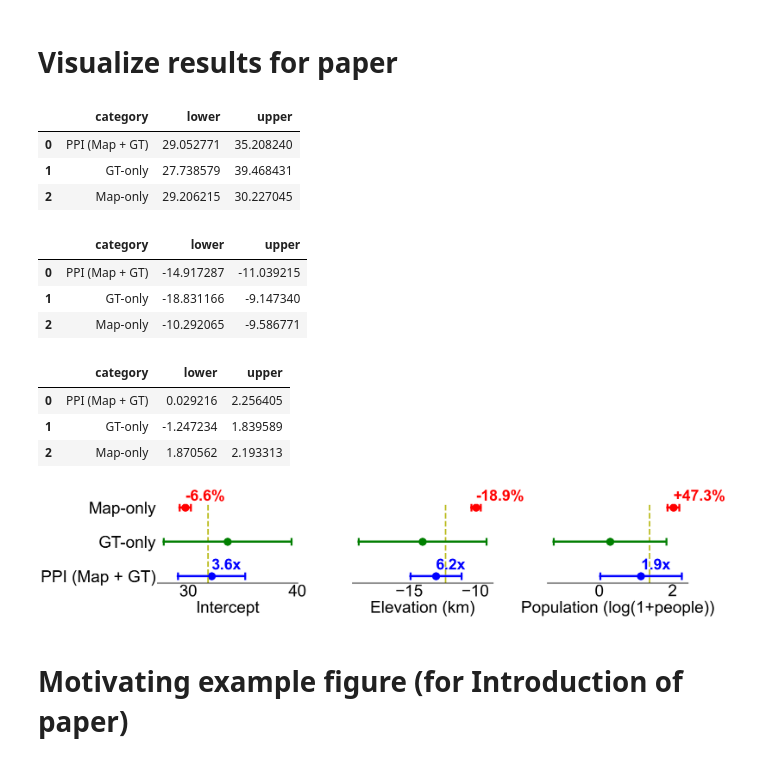
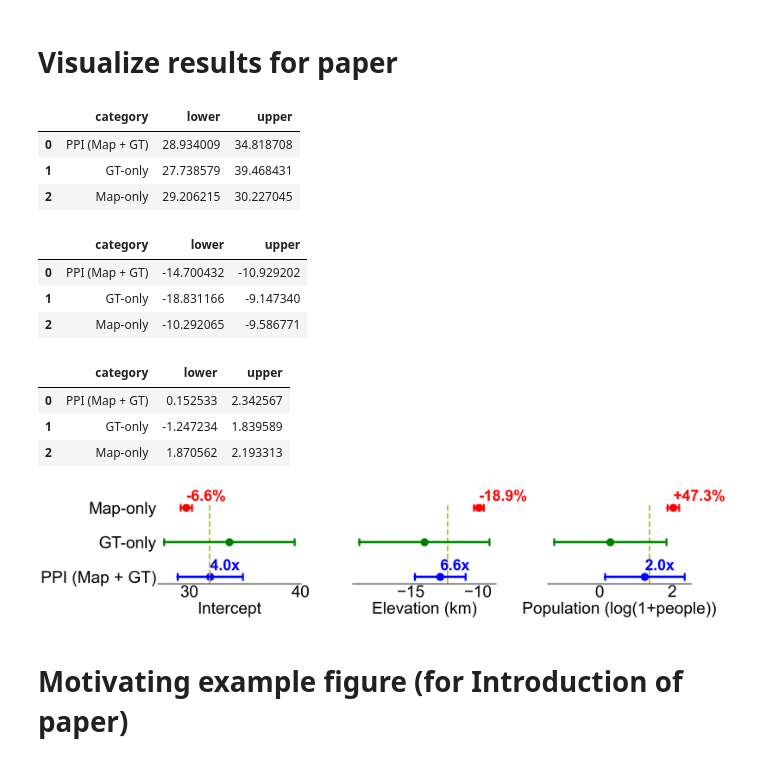
Before and after one commit to Earth-Intelligence-Lab/uncertainty-quantification, a Jupyter notebook: examples/forest cover linear regression.ipynb, the cells around one changed output. Drawn from its saved outputs; the diff is of its cells as text; code cells hidden in the pictures.

Commit message:
change bootstrap resampling for Examples 3 and 4

```diff
--- a/examples/forest cover linear regression.ipynb
+++ b/examples/forest cover linear regression.ipynb
@@ -43,28 +43,28 @@ def cross_cov(A, B):
     C = 1/(n-1) * (A-A.mean(axis=1)[:, np.newaxis]) @ (B-B.mean(axis=1)[:, np.newaxis]).T
     return C
 
-def resample_datapoints(X, Xhat, Xhat_unlabeled, Y, Yhat, Yhat_unlabeled):
+def resample_datapoints(truth_X, preds_X, truth_Y, preds_Y, calibration_indices):
     # resample datapoints for a single bootstrap trial
-    calibration_indices = np.random.choice(np.arange(0, len(X)), size=len(X), replace=True)
-    preds_indices = np.random.choice(np.arange(0, len(Xhat_unlabeled)), size=len(Xhat_unlabeled), replace=True)
+    preds_indices = np.random.choice(np.arange(0, len(preds_X)), size=len(preds_X), replace=True)
+    calibration_indices_resampled = preds_indices[np.isin(preds_indices, calibration_indices)]
 
-    X_trial = X[calibration_indices]
-    Xhat_trial = Xhat[calibration_indices]
-    Xhat_unlabeled_trial = Xhat_unlabeled[preds_indices]
-    Y_trial = Y[calibration_indices]
-    Yhat_trial = Yhat[calibration_indices]
-    Yhat_unlabeled_trial = Yhat_unlabeled[preds_indices]
+    X_trial = truth_X[calibration_indices_resampled]
+    Xhat_trial = preds_X[calibration_indices_resampled]
+    Xhat_unlabeled_trial = preds_X[preds_indices]
+    Y_trial = truth_Y[calibration_indices_resampled]
+    Yhat_trial = preds_Y[calibration_indices_resampled]
+    Yhat_unlabeled_trial = preds_Y[preds_indices]
 
     return X_trial, Xhat_trial, Xhat_unlabeled_trial, Y_trial, Yhat_trial, Yhat_unlabeled_trial
 
-def bootstrap_ppi(X, Xhat, Xhat_unlabeled, Y, Yhat, Yhat_unlabeled, tune=True, trials=100, alpha=0.05):
+def bootstrap_ppi(truth_X, preds_X, truth_Y, preds_Y, calibration_indices, tune=True, trials=100, alpha=0.05):
 
     if tune:
         # bootstrap to get tuning matrix
         coeff_calibration_list = []
         coeff_preds_calibration_list = []
         for trial in tqdm(range(trials)):
-            X_trial, Xhat_trial, Xhat_unlabeled_trial, Y_trial, Yhat_trial, Yhat_unlabeled_trial = resample_datapoints(X, Xhat, Xhat_unlabeled, Y, Yhat, Yhat_unlabeled)
+            X_trial, Xhat_trial, Xhat_unlabeled_trial, Y_trial, Yhat_trial, Yhat_unlabeled_trial = resample_datapoints(truth_X, preds_X, truth_Y, preds_Y, calibration_indices)
 
             coeff_calibration = OLS(Y_trial, exog=statsmodels.tools.add_constant(X_trial)).fit().params
             coeff_calibration_list.append(coeff_calibration)
@@ -82,8 +82,7 @@ def bootstrap_ppi(X, Xhat, Xhat_unlabeled, Y, Yhat, Yhat_unlabeled, tune=True, t
     # bootstrap to get confidence interval for coefficient
     outputs = []
     for trial in tqdm(range(trials)):
-        X_trial, Xhat_trial, Xhat_unlabeled_trial, Y_trial, Yhat_trial, Yhat_unlabeled_trial = resample_datapoints(X, Xhat, Xhat_unlabeled, Y, Yhat, Yhat_unlabeled)
-
+        X_trial, Xhat_trial, Xhat_unlabeled_trial, Y_trial, Yhat_trial, Yhat_unlabeled_trial = resample_datapoints(truth_X, preds_X, truth_Y, preds_Y, calibration_indices)
         output = ppi_pointestimate(X_trial, Xhat_trial, Xhat_unlabeled_trial, Y_trial, Yhat_trial, Yhat_unlabeled_trial, tuning_matrix)
         outputs.append(output)
 
@@ -203,17 +202,9 @@ ppi_ci_contains_true_theta = []
 
 np.random.seed(seed=0)
 calibration_indices = np.random.choice(np.arange(0, len(data)), size=500, replace=True)
-#data.loc[calibration_indices].to_csv('tree_cover_regression_gt.csv', index=False)
 
-X = truth_X[calibration_indices]
-Xhat = preds_X[calibration_indices]
-Xhat_unlabeled = preds_X
-Y = truth_Y[calibration_indices]
-Yhat = preds_Y[calibration_indices]
-Yhat_unlabeled = preds_Y
-
-ppi_ci = bootstrap_ppi(X, Xhat, Xhat_unlabeled, Y, Yhat, Yhat_unlabeled, trials=2000, alpha=0.05)
-classical_ci = classical_ols_ci(X, Y, alpha=0.05)
+ppi_ci = bootstrap_ppi(truth_X, preds_X, truth_Y, preds_Y, calibration_indices, trials=2000, alpha=0.05)
+classical_ci = classical_ols_ci(truth_X[calibration_indices], truth_Y[calibration_indices], alpha=0.05)
 
 ppi_estimates.append(0.5*(ppi_ci[0] + ppi_ci[1]))
 classical_estimates.append(0.5*(classical_ci[0] + classical_ci[1]))
@@ -273,7 +264,7 @@ colors = ['blue', 'green', 'red']
 for i, column in enumerate(covariates):
 
     data_dict = {}
-    ppi_effective_n = int(np.round(Y.shape[0]*(classical_avg_widths[i]/ppi_avg_widths[i])**2))
+    ppi_effective_n = int(np.round(len(calibration_indices)*(classical_avg_widths[i]/ppi_avg_widths[i])**2))
     data_dict['category'] = ['PPI (Map + GT)',
                              'GT-only',
                              'Map-only']
@@ -303,38 +294,38 @@ for i, column in enumerate(covariates):
         subplot.plot((lower,upper),(y,y),color=colors[y], lw=6)
         if y == 0:
             # compute PPI effective sample size improvement over GT-only
-            ppi_effective_n = np.round(ppi_effective_n/len(X), 1)
+            ppi_effective_n = np.round(ppi_effective_n/len(calibration_indices), 1)
             subplot.text((lower+upper)/2, 0.2, f'{ppi_effective_n}x', fontsize = 40, c='blue', weight='bold')
         if y == 2:
             # compute map-only estimate bias
             map_only_bias = np.round(100*(map_only_estimates[i] - true_coeff[i])/true_coeff[i], 1)
             subplot.text((lower+upper)/2, 2.2, f'{map_only_bias:+g}%', fontsize = 40, c='red', weight='bold')
 
     subplot.tick_params(axis=u'both', which=u'both',length=0)
     if i == 0:
         subplot.set_yticks(range(len(dataset)),list(dataset['category']))
     else:
         subplot.set_yticks([])
     subplot.set_xlabel(f'{covariates_dict[column]}')
     subplot.set_ylim(-0.2)
 
 plt.tight_layout()
 plt.savefig(f'output_images/forest_cover_lin_reg_all.png', dpi=300, bbox_inches='tight')
 plt.show()
 # %% [output]
 |  | category | lower | upper |
-| 0 | PPI (Map + GT) | 29.052771 | 35.208240 |
+| 0 | PPI (Map + GT) | 28.934009 | 34.818708 |
 | 1 | GT-only | 27.738579 | 39.468431 |
 | 2 | Map-only | 29.206215 | 30.227045 |
 |  | category | lower | upper |
-| 0 | PPI (Map + GT) | -14.917287 | -11.039215 |
+| 0 | PPI (Map + GT) | -14.700432 | -10.929202 |
 | 1 | GT-only | -18.831166 | -9.147340 |
 | 2 | Map-only | -10.292065 | -9.586771 |
 |  | category | lower | upper |
-| 0 | PPI (Map + GT) | 0.029216 | 2.256405 |
+| 0 | PPI (Map + GT) | 0.152533 | 2.342567 |
 | 1 | GT-only | -1.247234 | 1.839589 |
 | 2 | Map-only | 1.870562 | 2.193313 |
-[figure, old version]
+[figure, new version]
 # %% [markdown]
 # Motivating example figure (for Introduction of paper)
 # %%
```
Also changed, not shown: parts of 6 cells of this notebook, 7 other files.
